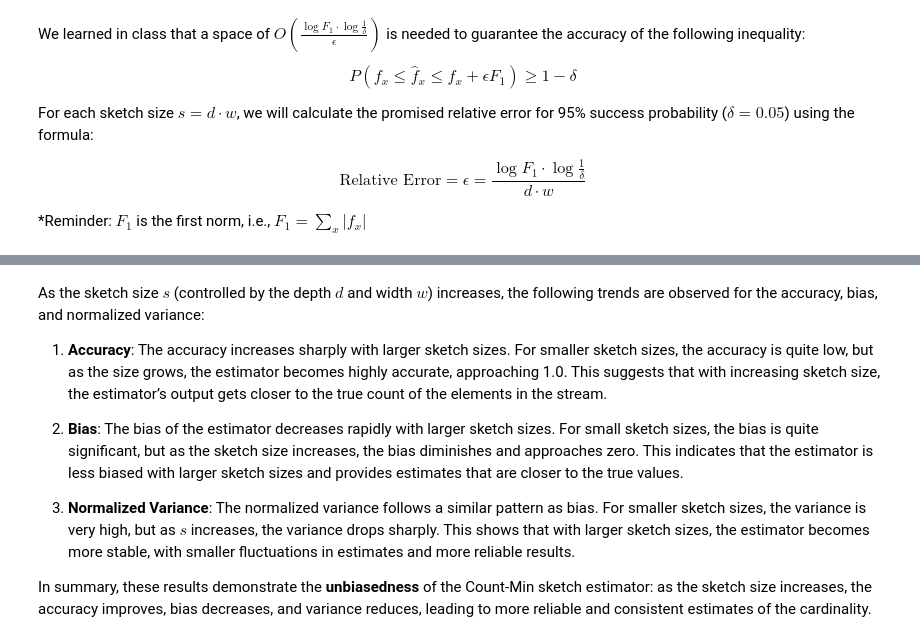
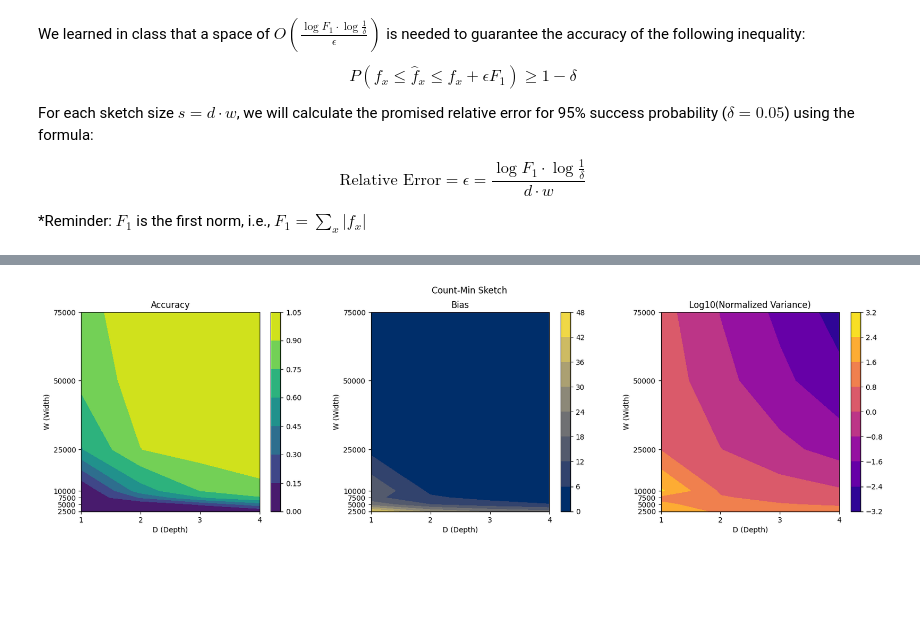
Before and after one commit to Gal-Noy/MSC-Data-Streaming-Algorithms, a Jupyter notebook: FM_CountMin/FM_CountMin.ipynb, the cells around one changed output, grey strips where cells are left out. Drawn from its saved outputs; the diff is of its cells as text; code cells hidden in the pictures; blank space fills up the shorter version.

```diff
--- a/FM_CountMin/FM_CountMin.ipynb
+++ b/FM_CountMin/FM_CountMin.ipynb
@@ -381,3 +429,15 @@ $$
 $$
 
 *Reminder: $F_1$ is the first norm, i.e., $F_1 = \sum_x |f_x|$
+# %%
+count_min_results = {}
+
+D = [1, 2, 3, 4]
+W = [2500, 5000, 7500, 10000, 25000, 50000, 75000]
+for d in D:
+    print(f"Depth: {d}")
+    count_min_results[d] = {}
+    for w in W:
+        epsilon = np.sqrt(np.log(NUM_ELEMENTS) * np.log(1 / delta) / (d * w))  # F1 = NUM_ELEMENTS
+        print(f"Width: {w}, Relative error: {epsilon:.2f}")
+        count_min_results[d][w] = [count_min_sketch(stream, d, w, i) for i in range(NUM_RUNS)]
@@ -446,10 +494,49 @@ Depth: 3, Width: 50000, Relative error: 0.02
-# %% [markdown]
-As the sketch size $s$ (controlled by the depth $d$ and width $w$) increases, the following trends are observed for the accuracy, bias, and normalized variance:
-
-1. **Accuracy**: The accuracy increases sharply with larger sketch sizes. For smaller sketch sizes, the accuracy is quite low, but as the size grows, the estimator becomes highly accurate, approaching 1.0. This suggests that with increasing sketch size, the estimator’s output gets closer to the true count of the elements in the stream.
-
-2. **Bias**: The bias of the estimator decreases rapidly with larger sketch sizes. For small sketch sizes, the bias is quite significant, but as the sketch size increases, the bias diminishes and approaches zero. This indicates that the estimator is less biased with larger sketch sizes and provides estimates that are closer to the true values.
-
-3. **Normalized Variance**: The normalized variance follows a similar pattern as bias. For smaller sketch sizes, the variance is very high, but as $s$ increases, the variance drops sharply. This shows that with larger sketch sizes, the estimator becomes more stable, with smaller fluctuations in estimates and more reliable results.
-
-In summary, these results demonstrate the **unbiasedness** of the Count-Min sketch estimator: as the sketch size increases, the accuracy improves, bias decreases, and variance reduces, leading to more reliable and consistent estimates of the cardinality.
+# %%
+accuracy_grid = np.zeros((len(S), len(T)))
+bias_grid = np.zeros((len(S), len(T)))
+normalized_variance_grid = np.zeros((len(S), len(T)))
+
+accuracy_grid = np.zeros((len(W), len(D)))
+bias_grid = np.zeros((len(W), len(D)))
+normalized_variance_grid = np.zeros((len(W), len(D)))
+
+for i, d in enumerate(D):
+    for j, w in enumerate(W):
+        accuracy_grid[j, i] = metrics[d][w]["accuracy"]
+        bias_grid[j, i] = metrics[d][w]["bias"]
+        normalized_variance_grid[j, i] = metrics[d][w]["normalized_variance"]
+
+plt.figure(figsize=(20, 5))
+plt.suptitle("Count-Min Sketch")
+
+plt.subplot(1, 3, 1)
+contour = plt.contourf(D, W, accuracy_grid, cmap='viridis')
+plt.colorbar(contour)
+plt.xlabel('D (Depth)')
+plt.ylabel('W (Width)')
+plt.title('Accuracy')
+plt.xticks(D)
+plt.yticks(W)
+
+plt.subplot(1, 3, 2)
+contour = plt.contourf(D, W, bias_grid, cmap='cividis')
+plt.colorbar(contour)
+plt.xlabel('D (Depth)')
+plt.ylabel('W (Width)')
+plt.title('Bias')
+plt.xticks(D)
+plt.yticks(W)
+
+plt.subplot(1, 3, 3)
+contour = plt.contourf(D, W, np.log10(normalized_variance_grid), cmap='plasma')
+plt.colorbar(contour)
+plt.xlabel('D (Depth)')
+plt.ylabel('W (Width)')
+plt.title('Log10(Normalized Variance)')
+plt.xticks(D)
+plt.yticks(W)
+
+plt.subplots_adjust(wspace=0.3)
+plt.show()
+# %% [output]
+[figure, added]
```
Also changed, not shown: parts of 14 cells of this notebook.
